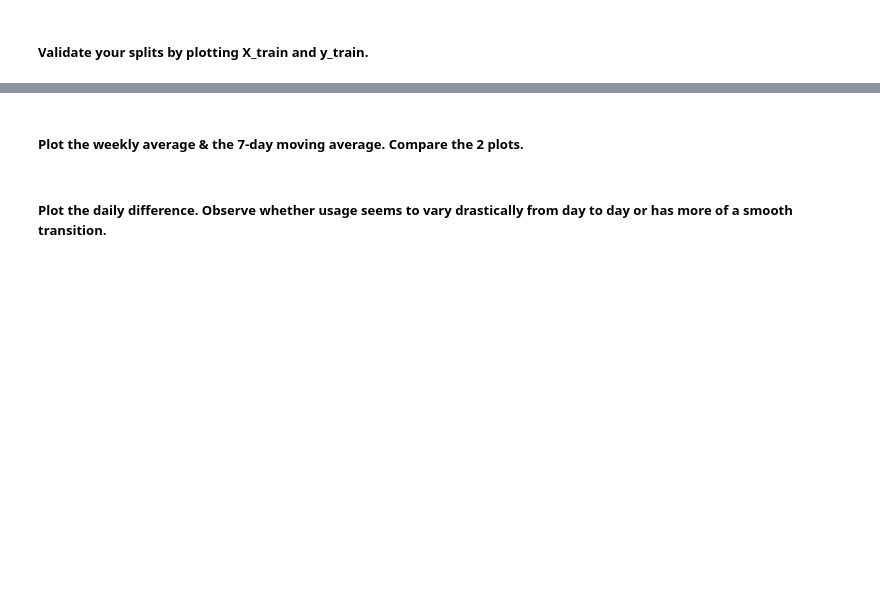
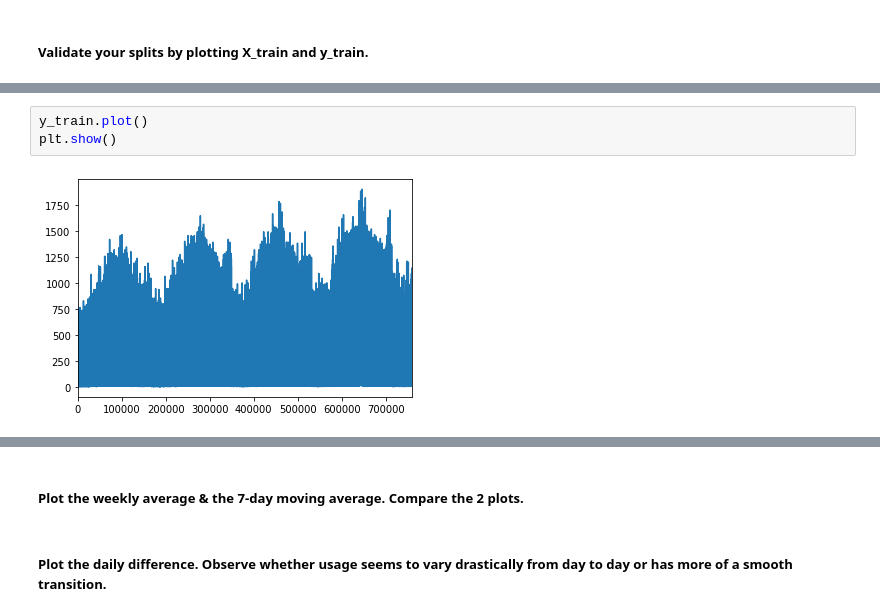
Before and after one commit to misty-garcia/ds-methodologies-exercises, a Jupyter notebook: time_series/explore-exercise.ipynb, the cells around one changed output, grey strips where cells are left out. Cells and saved outputs as stored; diff of their text form; blank space fills up the shorter version.

```diff
--- a/time_series/explore-exercise.ipynb
+++ b/time_series/explore-exercise.ipynb
@@ -71,0 +91,5 @@ TimeSeriesSplit(n_splits=5,max_train_size=None)
+# %%
+y_train.plot()
+plt.show()
+# %% [output]
+[figure, added]
```
Also changed, not shown: parts of 5 cells of this notebook.
